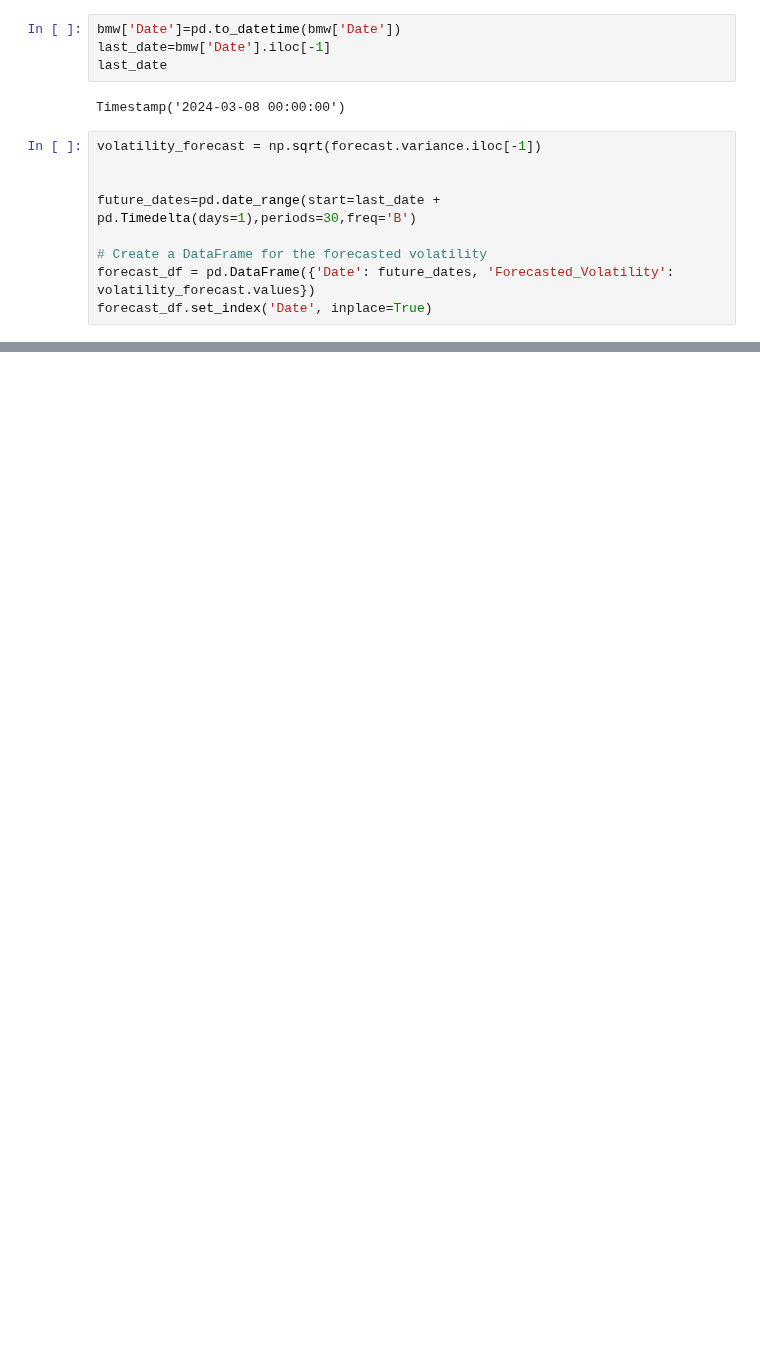
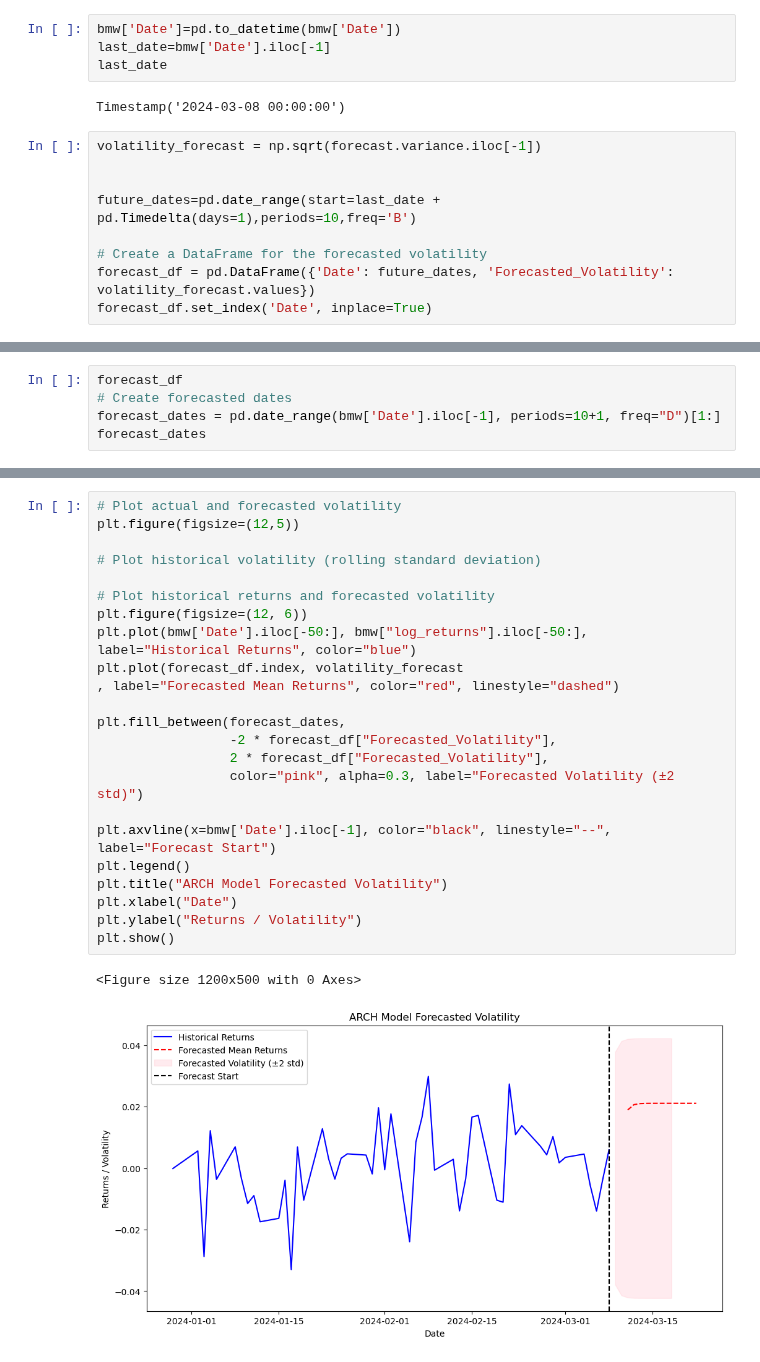
Before and after one commit to lucaluisadjei/pythongermanstocks, a Jupyter notebook: etl_v2.ipynb, the cells around one changed output, grey strips where cells are left out. Saved outputs shown, nothing was run; the diff lists cells and outputs as text; blank space fills up the shorter version.

```diff
--- a/etl_v2.ipynb
+++ b/etl_v2.ipynb
@@ -328,7 +329,7 @@ Timestamp('2024-03-08 00:00:00')
 volatility_forecast = np.sqrt(forecast.variance.iloc[-1])
 
 
-future_dates=pd.date_range(start=last_date + pd.Timedelta(days=1),periods=30,freq='B')
+future_dates=pd.date_range(start=last_date + pd.Timedelta(days=1),periods=10,freq='B')
 
 # Create a DataFrame for the forecasted volatility
 forecast_df = pd.DataFrame({'Date': future_dates, 'Forecasted_Volatility': volatility_forecast.values})
@@ -355,0 +351,5 @@ plt.show()
+# %%
+forecast_df
+# Create forecasted dates
+forecast_dates = pd.date_range(bmw['Date'].iloc[-1], periods=10+1, freq="D")[1:]
+forecast_dates
@@ -356,3 +361,29 @@ plt.show()
+# %%
+# Plot actual and forecasted volatility
+plt.figure(figsize=(12,5))
+
+# Plot historical volatility (rolling standard deviation)
+
+# Plot historical returns and forecasted volatility
+plt.figure(figsize=(12, 6))
+plt.plot(bmw['Date'].iloc[-50:], bmw["log_returns"].iloc[-50:], label="Historical Returns", color="blue")
+plt.plot(forecast_df.index, volatility_forecast
+, label="Forecasted Mean Returns", color="red", linestyle="dashed")
+
+plt.fill_between(forecast_dates,
+                 -2 * forecast_df["Forecasted_Volatility"],
+                 2 * forecast_df["Forecasted_Volatility"],
+                 color="pink", alpha=0.3, label="Forecasted Volatility (±2 std)")
+
+plt.axvline(x=bmw['Date'].iloc[-1], color="black", linestyle="--", label="Forecast Start")
+plt.legend()
+plt.title("ARCH Model Forecasted Volatility")
+plt.xlabel("Date")
+plt.ylabel("Returns / Volatility")
+plt.show()
+# %% [output]
+<Figure size 1200x500 with 0 Axes>
+[figure, added]
 # %%
 plt.figure(figsize=(10,5))
 plt.plot(np.sqrt(forecast.variance.iloc[-1]), marker='o', linestyle='dashed')
```
Also changed, not shown: parts of 6 cells of this notebook.
